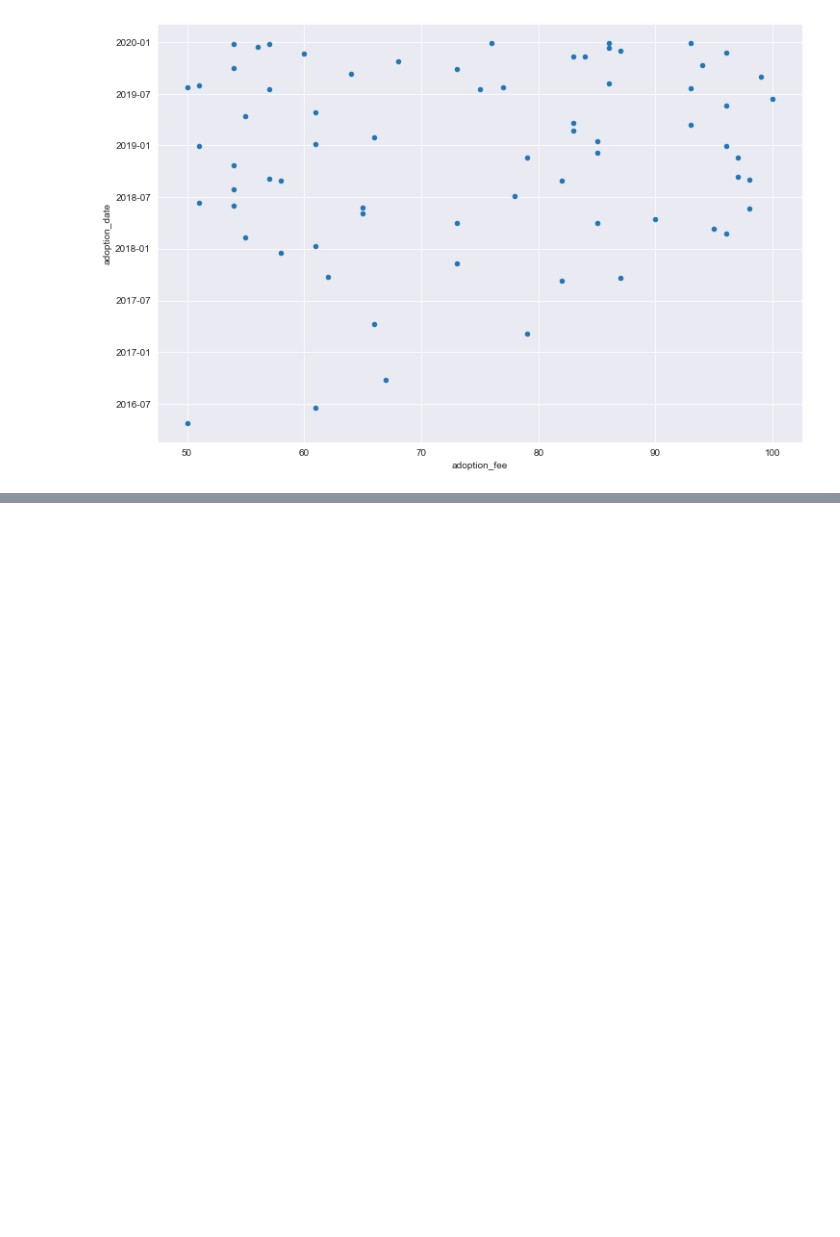
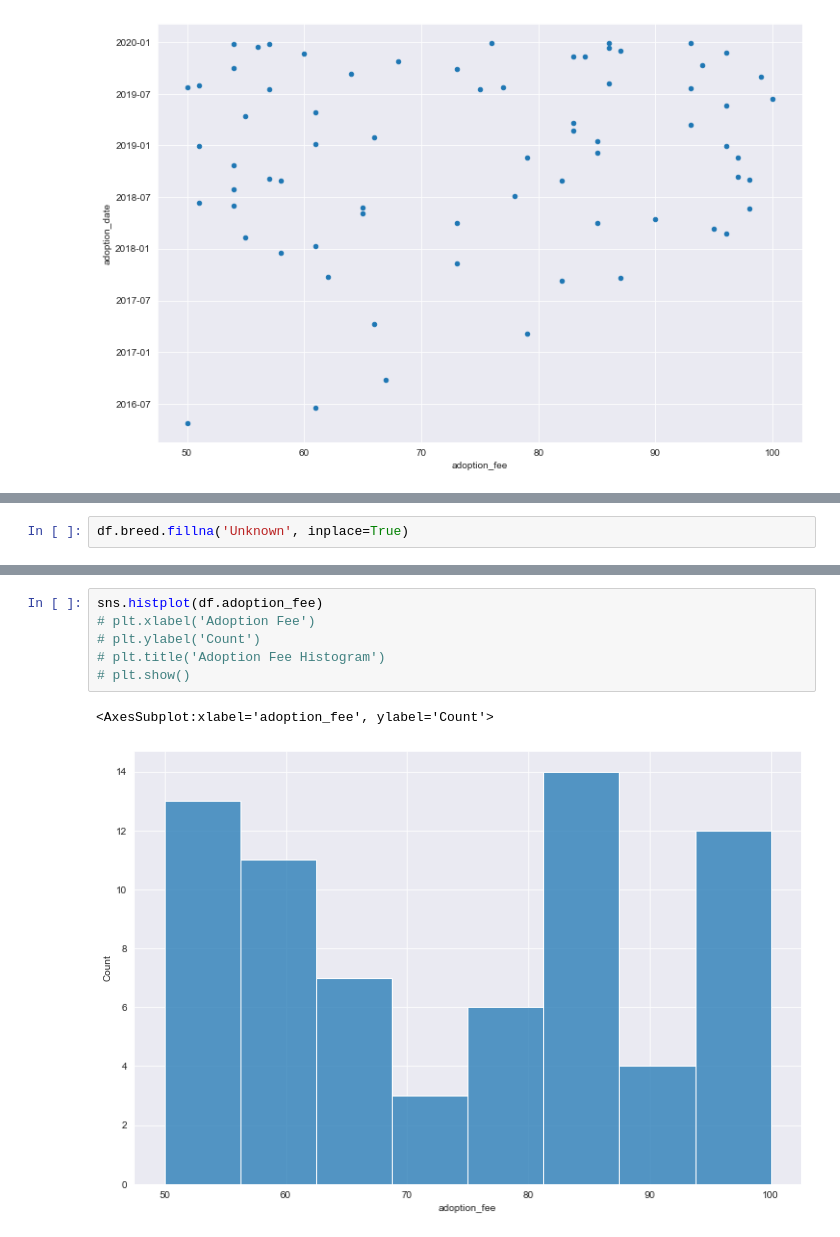
Before and after one commit to roblivesinottawa/animalshelter_database, a Jupyter notebook: animalshelter-workspace/queries.ipynb, the cells around one changed output, grey strips where cells are left out. Cells and saved outputs as stored; diff of their text form; blank space fills up the shorter version.

```diff
--- a/animalshelter-workspace/queries.ipynb
+++ b/animalshelter-workspace/queries.ipynb
@@ -692,0 +739,2 @@ df.head(3)
+# %%
+df.breed.fillna('Unknown', inplace=True)
@@ -692,0 +758,9 @@ df.head(3)
+# %%
+sns.histplot(df.adoption_fee)
+# plt.xlabel('Adoption Fee')
+# plt.ylabel('Count')
+# plt.title('Adoption Fee Histogram')
+# plt.show()
+# %% [output]
+<AxesSubplot:xlabel='adoption_fee', ylabel='Count'>
+[figure, added]
```
Also changed, not shown: parts of 8 cells of this notebook.
